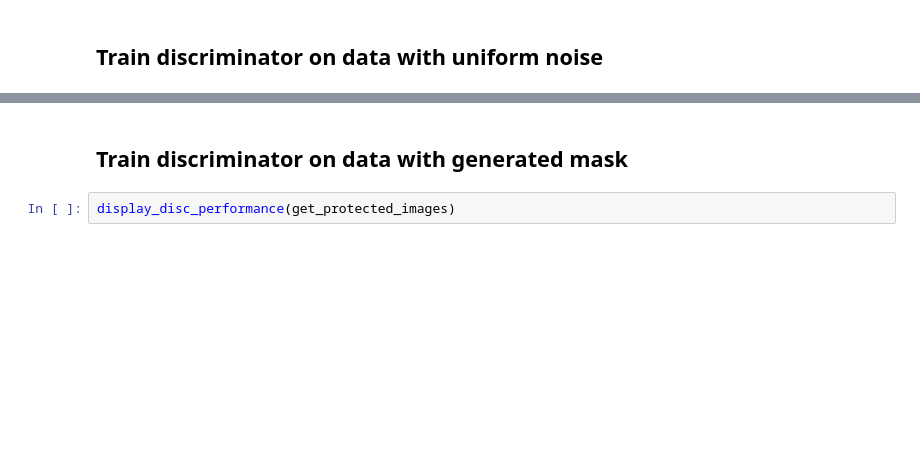
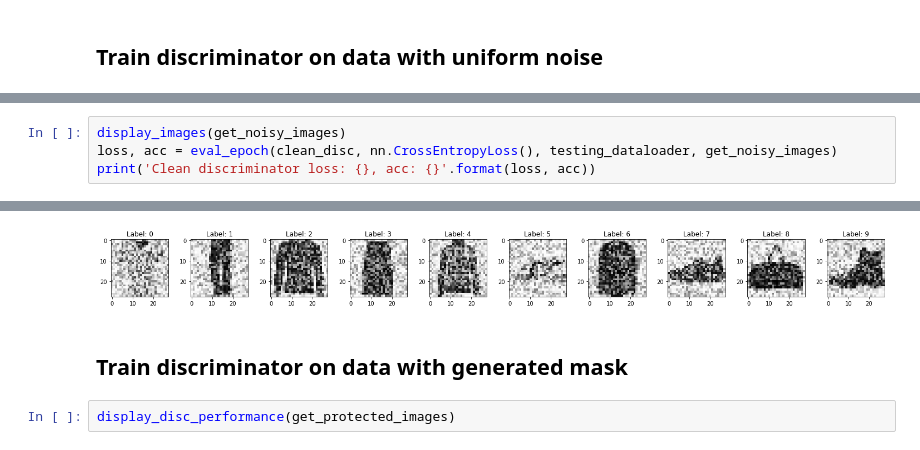
Before and after one commit to jimgammell/sca_defense, a Jupyter notebook: evaluate_results.ipynb, the cells around one changed output, grey strips where cells are left out. Cells and saved outputs as stored; diff of their text form; blank space fills up the shorter version.

```diff
--- a/evaluate_results.ipynb
+++ b/evaluate_results.ipynb
@@ -223,0 +228,5 @@ display_images(get_noisy_images)
+# %%
+display_images(get_noisy_images)
+loss, acc = eval_epoch(clean_disc, nn.CrossEntropyLoss(), testing_dataloader, get_noisy_images)
+print('Clean discriminator loss: {}, acc: {}'.format(loss, acc))
+# %% [output]
@@ -224,3 +234,4 @@ display_images(get_noisy_images)
+[figure, added]
 # %% [markdown]
 ## Train discriminator on data with generated mask
 # %%
```
Also changed, not shown: parts of 10 cells of this notebook.
